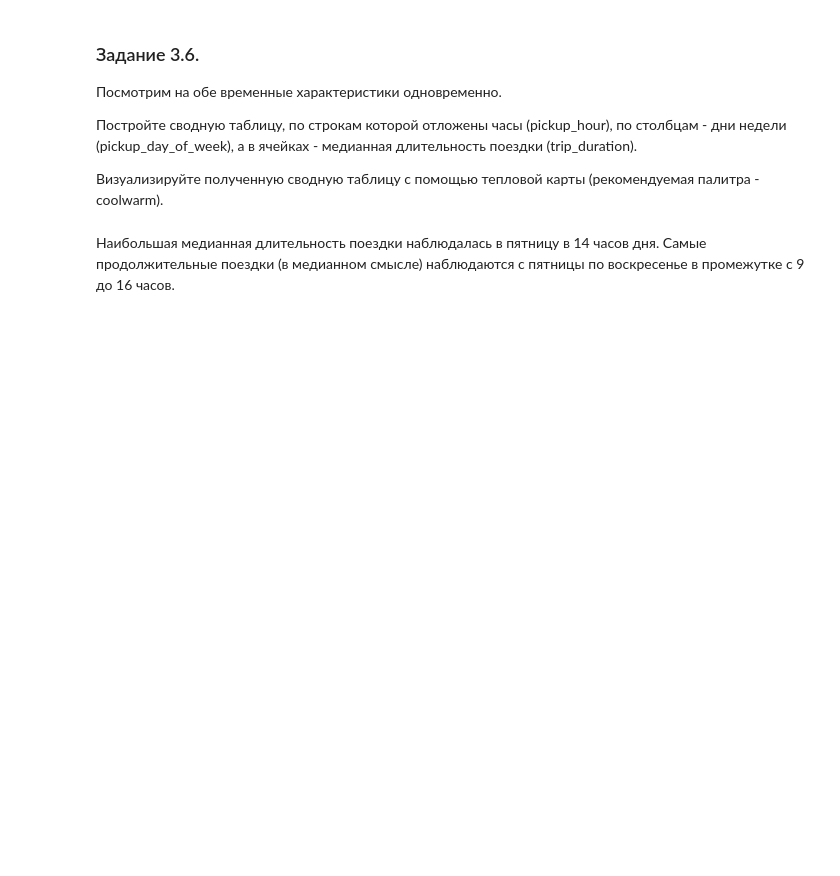
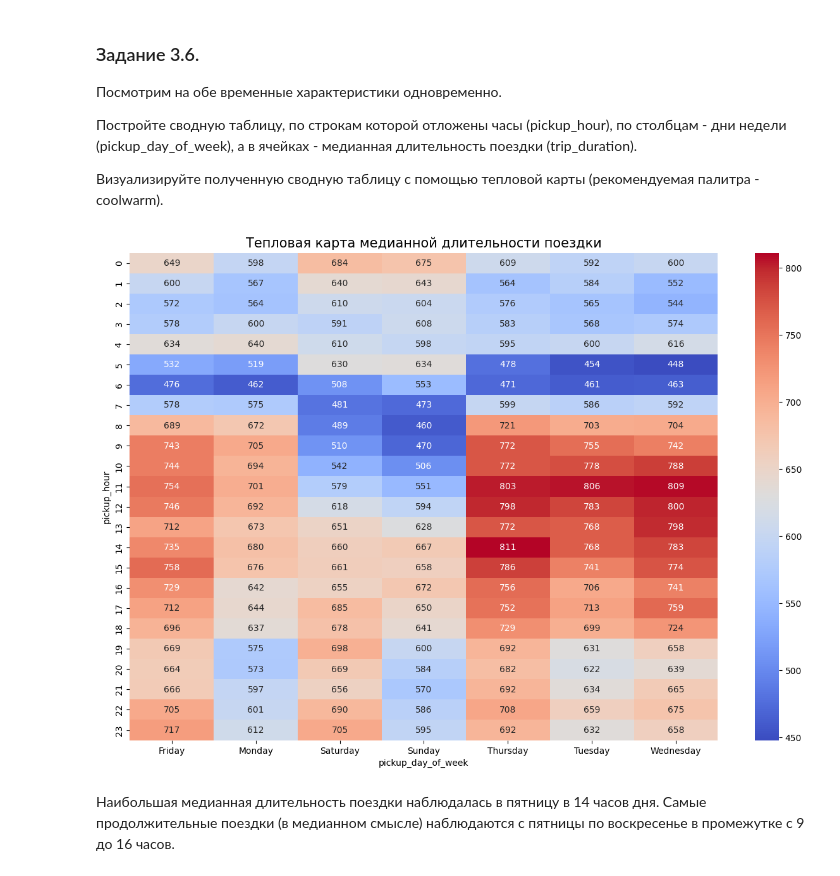
Before and after one commit to vokhmianin-da/Project-5-Regression, a Jupyter notebook: Project-5.ipynb, the cells around one changed output. Saved outputs shown, nothing was run; the diff lists cells and outputs as text; code cells hidden in the pictures; blank space fills up the shorter version.

```diff
--- a/Project-5.ipynb
+++ b/Project-5.ipynb
@@ -632,14 +731,16 @@ axes[1].xaxis.set_tick_params(rotation=45)
 # %%
 pivot = taxi_data.pivot_table(
     values='trip_duration',
     columns='pickup_day_of_week',
     index='pickup_hour',
     aggfunc='median'
 )
 pivot.columns = pivot.columns.astype('string')
 fig = plt.figure(figsize=(15, 10))
-heatmap = sns.heatmap(data=pivot, annot = True, fmt='.1g', cmap= 'coolwarm')
+heatmap = sns.heatmap(data=pivot, annot = True, fmt='.3g', cmap= 'coolwarm')
 heatmap.set_title('Тепловая карта медианной длительности поездки', fontsize=15);
+# %% [output]
+[figure, added]
 # %% [markdown]
 Наибольшая медианная длительность поездки наблюдалась в пятницу в 14 часов дня. Самые продолжительные поездки (в медианном смысле) наблюдаются с пятницы по воскресенье в промежутке с 9 до 16 часов.
 # %% [markdown]
```
Also changed, not shown: parts of 21 cells of this notebook.
